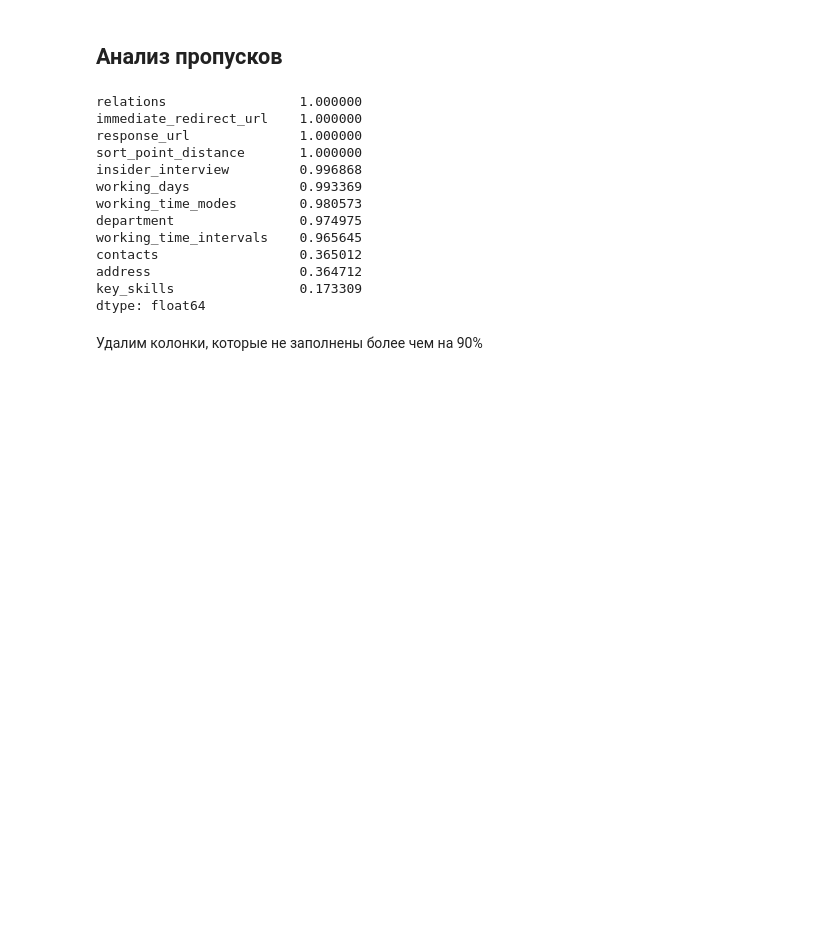
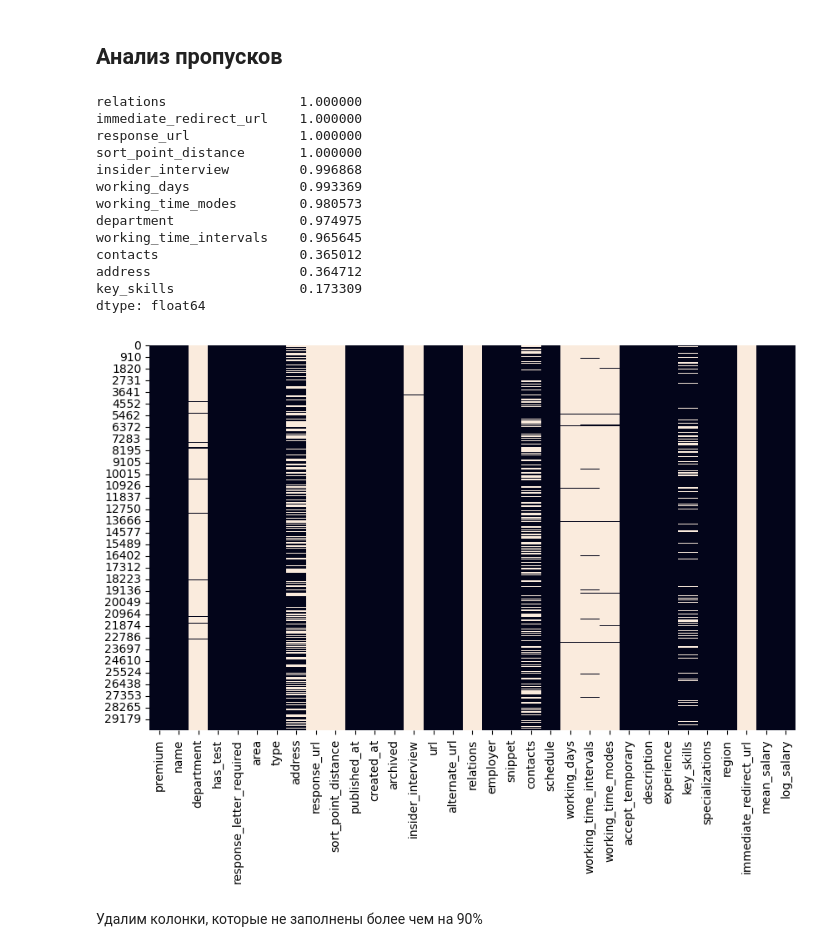
Before and after one commit to Hope1133/Portfolio, a Jupyter notebook: Cost_regression/notebooks/research_notebook.ipynb, the cells around one changed output. Saved outputs shown, nothing was run; the diff lists cells and outputs as text; code cells hidden in the pictures; blank space fills up the shorter version.

```diff
--- a/Cost_regression/notebooks/research_notebook.ipynb
+++ b/Cost_regression/notebooks/research_notebook.ipynb
@@ -166,6 +166,12 @@ contacts                  0.365012
 address                   0.364712
 key_skills                0.173309
 dtype: float64
+# %%
+plt.figure(figsize=(10,6))
+sns.heatmap(df.isna(), cbar=False)
+plt.show()
+# %% [output]
+[figure, added]
 # %% [markdown]
 Удалим колонки, которые не заполнены более чем на 90%
 # %%
```
Also changed, not shown: parts of 27 cells of this notebook.
